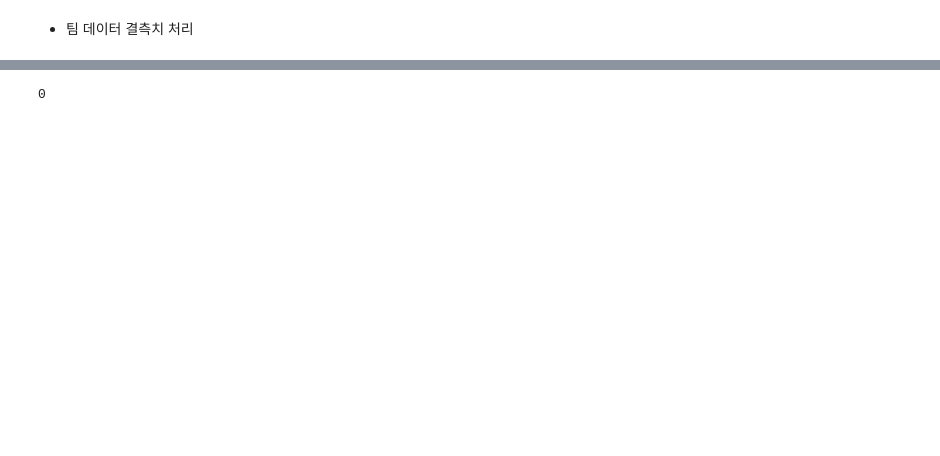
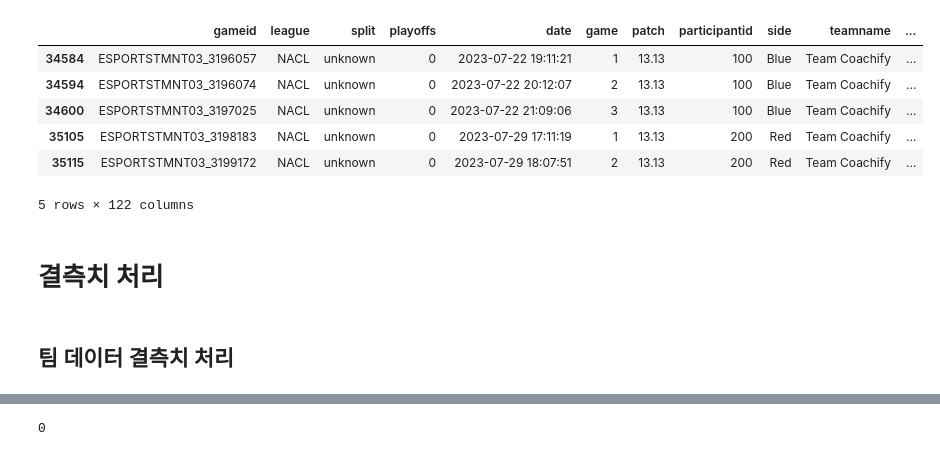
Before and after one commit to koeyhi/ms_3rd_datathon, a Jupyter notebook: preprocess.ipynb, the cells around one changed output, grey strips where cells are left out. Saved outputs shown, nothing was run; the diff lists cells and outputs as text; code cells hidden in the pictures; blank space fills up the shorter version.

```diff
--- a/preprocess.ipynb
+++ b/preprocess.ipynb
@@ -37,5 +37,17 @@ teams_train.shape, players_train.shape, teams_test.shape, players_test.shape
+# %%
+teams_train.head()
+# %% [output]
+|  | gameid | league | split | playoffs | date | game | patch | participantid | side | teamname | ... |
+| 34584 | ESPORTSTMNT03_3196057 | NACL | unknown | 0 | 2023-07-22 19:11:21 | 1 | 13.13 | 100 | Blue | Team Coachify | ... |
+| 34594 | ESPORTSTMNT03_3196074 | NACL | unknown | 0 | 2023-07-22 20:12:07 | 2 | 13.13 | 100 | Blue | Team Coachify | ... |
+| 34600 | ESPORTSTMNT03_3197025 | NACL | unknown | 0 | 2023-07-22 21:09:06 | 3 | 13.13 | 100 | Blue | Team Coachify | ... |
+| 35105 | ESPORTSTMNT03_3198183 | NACL | unknown | 0 | 2023-07-29 17:11:19 | 1 | 13.13 | 200 | Red | Team Coachify | ... |
+| 35115 | ESPORTSTMNT03_3199172 | NACL | unknown | 0 | 2023-07-29 18:07:51 | 2 | 13.13 | 200 | Red | Team Coachify | ... |
+5 rows × 122 columns
+# %% [markdown]
+# 결측치 처리
 # %% [markdown]
-- 팀 데이터 결측치 처리
+## 팀 데이터 결측치 처리
 # %%
 drop_teams_cols = [
     "playername",
```
Also changed, not shown: parts of 29 cells of this notebook, 3 other files.
